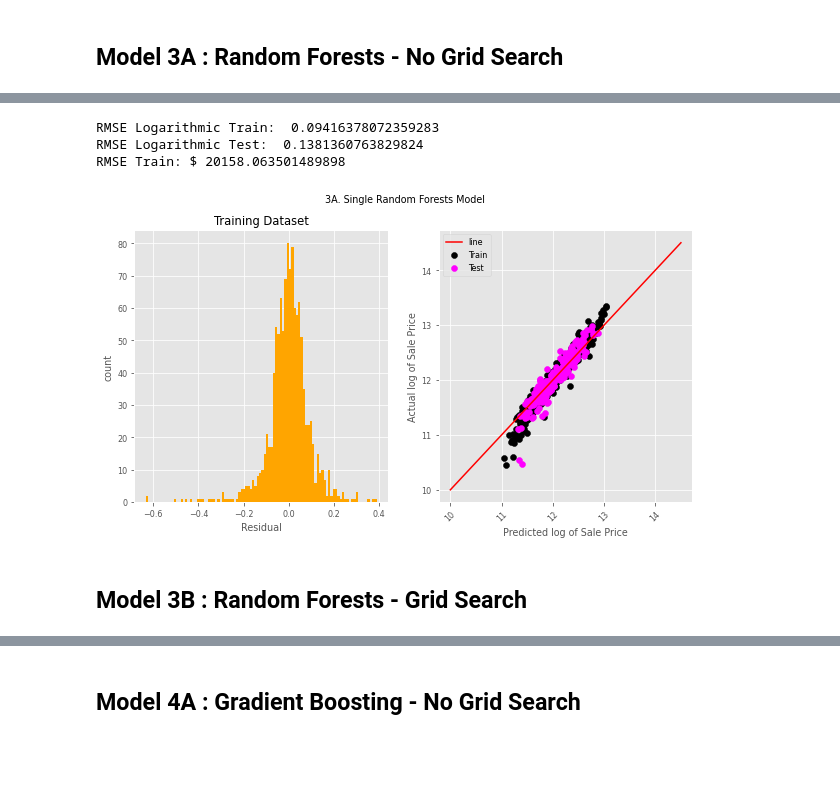
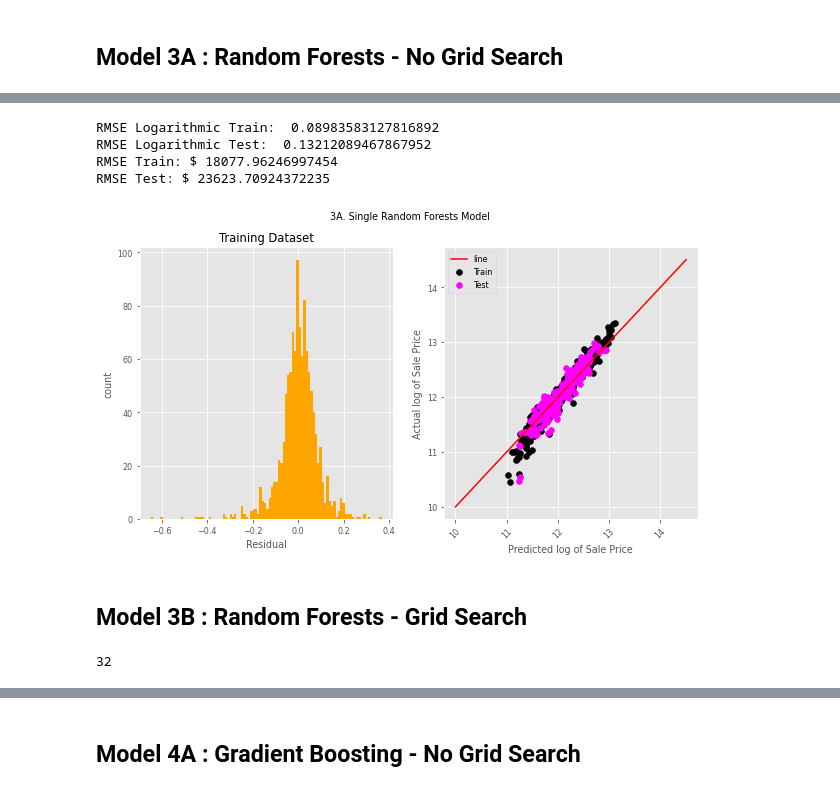
Before and after one commit to flyingcape/Ames_Iowa_HousePrices_Regression, a Jupyter notebook: ML_Project-NonlinearModels.ipynb, the cells around one changed output, grey strips where cells are left out. Cells and saved outputs as stored; diff of their text form; code cells hidden in the pictures; blank space fills up the shorter version.

```diff
--- a/ML_Project.ipynb
+++ b/ML_Project-NonlinearModels.ipynb
@@ -538,20 +286,0 @@ Identifying a range of lambdas to look at in the following grid search.
-# %%
-from sklearn.linear_model import Lasso
-lasso  = Lasso()
-lasso.set_params(normalize=False)
-lasso_scores_train = []
-lasso_scores_test  = []
-
-alphas = np.linspace(0.0001,0.05,100)
-coefs_lasso  = []
-
-for alpha in alphas:
-        lasso.set_params(alpha=alpha)
-        lasso.fit(X_train_scaled, y_train)
-        coefs_lasso.append(lasso.coef_)
-
-        lasso_scores_train.append(lasso.score(X_train_scaled, y_train))
-        lasso_scores_test.append(lasso.score(X_test_scaled, y_test))
-
-coefs_lasso = pd.DataFrame(coefs_lasso, index = alphas, columns = PriceFeatures.columns)
-# coefs_lasso.head()
@@ -580,18 +286,0 @@ Text(0, 0.5, '$R^2$')
-# %%
-from sklearn.linear_model import Lasso
-
-# Grid Search
-from sklearn.model_selection import GridSearchCV
-from sklearn.model_selection import KFold
-
-skfold = KFold(n_splits=3, shuffle=True, random_state=0)
-lasso_gs  = Lasso()
-lasso_gs.set_params(normalize=False)
-
-params = {
-    "alpha": [0.006]
-}
-
-gs = GridSearchCV(lasso_gs, params, scoring = 'neg_root_mean_squared_error', cv=skfold)
-gs.fit(X_train_scaled, y_train)
-gs.cv_results_['mean_test_score']
@@ -783,7 +324,7 @@ Parameters currently in use:
 # %%
 randomForest.set_params(random_state=42,
                         n_estimators=100,
-                        max_features=16,
+                        max_features=5,
                         min_samples_split = 10)
 randomForest.fit(X_train_scaled, y_train)
 # %% [output]
@@ -832,7 +373,11 @@ print('RMSE Logarithmic Test: ', rmse_srf_test)
 rmse_srf_train_conv = mean_squared_error(np.exp(y_train),
             np.exp(randomForest.predict(X_train_scaled)),
             squared = False)
+rmse_srf_test_conv = mean_squared_error(np.exp(y_test),
+            np.exp(randomForest.predict(X_test_scaled)),
+            squared = False)
 print('RMSE Train: $', rmse_srf_train_conv)
+print('RMSE Test: $', rmse_srf_test_conv)
 
 fig, axs = plt.subplots(1,2)
 fig.set_figheight(5)
@@ -840,35 +385,36 @@ fig.set_figwidth(10)
 
 # -----------------------------------
 # Plot the Residuals - Training Data
 # -----------------------------------
 residuals_srf_train = y_train - randomForest.predict(X_train_scaled)
 residuals_srf_test = y_test - randomForest.predict(X_test_scaled)
 
 axs[0].hist(residuals_srf_train,bins=100, color = 'orange');
 axs[0].set_ylabel('count')
 axs[0].set_xlabel('Residual')
 axs[0].set_title('Training Dataset')
 
 # --------------------------------
 # Plot the Actual vs. Predicted
 # --------------------------------
 axs[1].scatter(randomForest.predict(X_train_scaled),
          y_train, color='k')
 axs[1].scatter(randomForest.predict(X_test_scaled),
          y_test, color='magenta')
 
 x = np.linspace(10, 14.5, 100)
 y = np.linspace(10, 14.5, 100)
 axs[1].plot(x,y, 'r-')
 
 axs[1].set_ylabel('Actual log of Sale Price')
 axs[1].set_xlabel('Predicted log of Sale Price')
 axs[1].tick_params(axis='x', rotation=45)
 axs[1].legend(['line','Train','Test'])
 fig.suptitle('3A. Single Random Forests Model');
 # %% [output]
-RMSE Logarithmic Train:  0.09416378072359283
-RMSE Logarithmic Test:  0.1381360763829824
-RMSE Train: $ 20158.063501489898
+RMSE Logarithmic Train:  0.08983583127816892
+RMSE Logarithmic Test:  0.13212089467867952
+RMSE Train: $ 18077.96246997454
+RMSE Test: $ 23623.70924372235
-[figure, old version]
+[figure, new version]
 # %%
@@ -910,6 +458,10 @@ rmse_train.append(rmse_train_temp)
 rmse_test.append(rmse_test_temp)
 # %% [markdown]
 ## Model 3B : Random Forests - Grid Search
+# %%
+X_train_scaled.shape[1]
+# %% [output]
+32
 # %%
 np.sqrt(X_train_scaled.shape[1])
 # %% [output]
```
Also changed, not shown: parts of 74 cells of this notebook, 4 other files.
